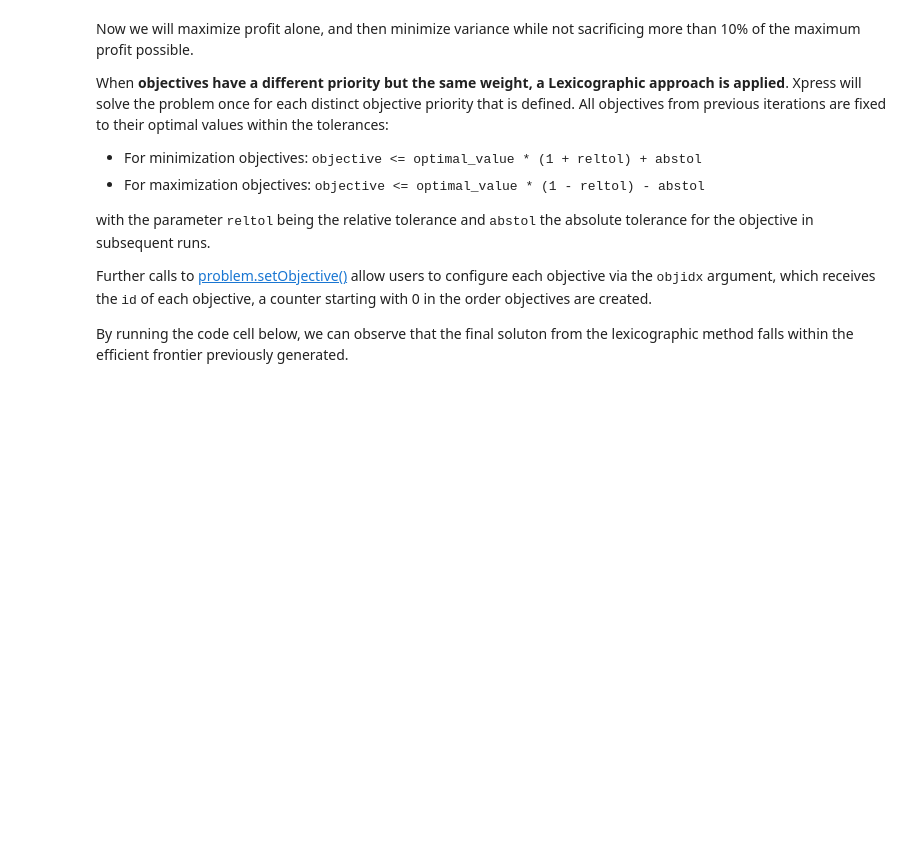
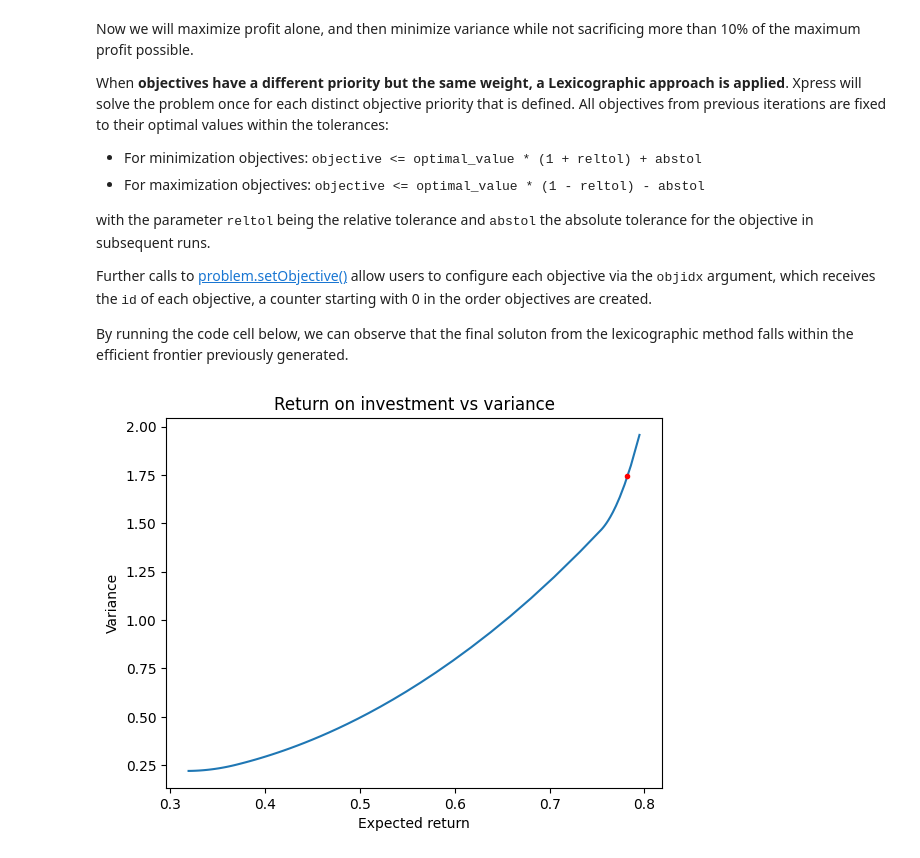
Before and after one commit to fico-xpress/python-notebooks, a Jupyter notebook: modeling_examples/markowitz_multiobj.ipynb, the cells around one changed output. Saved outputs shown, nothing was run; the diff lists cells and outputs as text; code cells hidden in the pictures; blank space fills up the shorter version.

```diff
--- a/modeling_examples/markowitz_multiobj.ipynb
+++ b/modeling_examples/markowitz_multiobj.ipynb
@@ -148,15 +150,18 @@ By running the code cell below, we can observe that the final soluton from the l
 # %%
 # Now we will maximize profit alone, and then minimize variance while not
 # sacrificing more than 10% of the maximum profit
 p.setObjective(objidx=0, priority=1, weight=1, reltol=0.1,sense=xp.maximize)
 p.setObjective(objidx=1, priority=0, weight=-1)
+p.controls.outputlog = 0 # Turn off output log for cleaner output
 p.optimize()
 m0 = xp.Dot(p.getSolution(frac), RET).item()
 v0 = p.getSolution(variance)
 
 plt.plot(means, variances)
 plt.plot(m0, v0, c='r', marker='.')
 plt.title('Return on investment vs variance')
 plt.xlabel('Expected return')
 plt.ylabel('Variance')
 plt.show()
+# %% [output]
+[figure, added]
```
Also changed, not shown: parts of 2 cells of this notebook, 16 other files.
